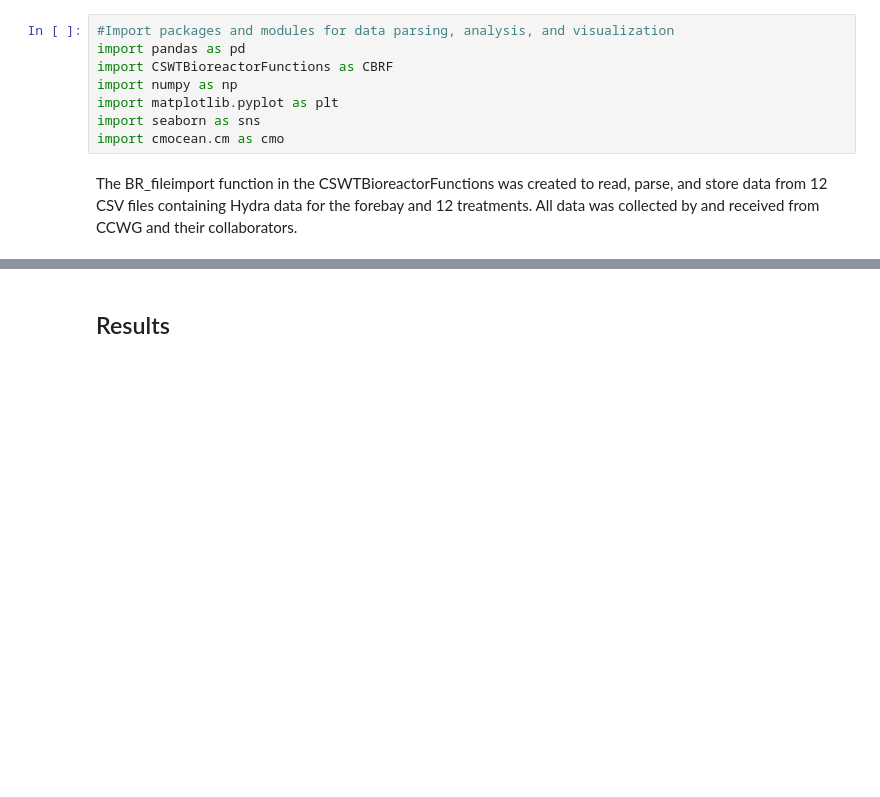
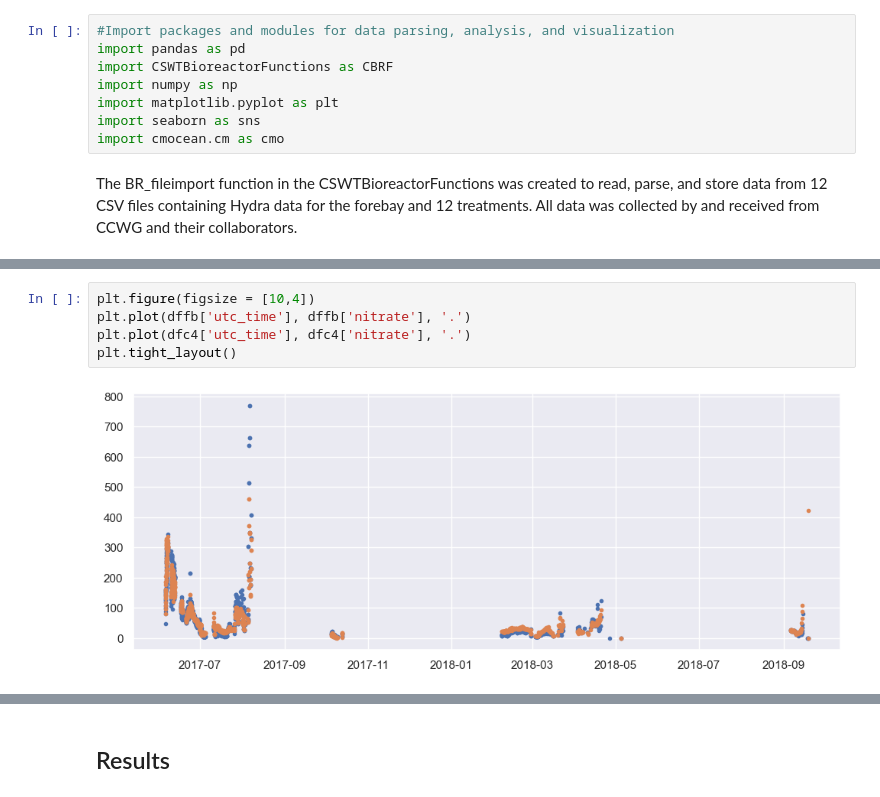
Before and after one commit to kmduncan1/MS263_BioreactorProject, a Jupyter notebook: ProjectNotebook.ipynb, the cells around one changed output, grey strips where cells are left out. Cells and saved outputs as stored; diff of their text form; blank space fills up the shorter version.

```diff
--- a/ProjectNotebook.ipynb
+++ b/ProjectNotebook.ipynb
@@ -49,0 +67,7 @@ dffb,dfclist,dfc1,dfc2,dfc3,dfc4,dfc5,dfc6,dfc7,dfc8,dfc9,dfc10,dfc11,dfc12 = CB
+# %%
+plt.figure(figsize = [10,4])
+plt.plot(dffb['utc_time'], dffb['nitrate'], '.')
+plt.plot(dfc4['utc_time'], dfc4['nitrate'], '.')
+plt.tight_layout()
+# %% [output]
+[figure, added]
```
Also changed, not shown: parts of 15 cells of this notebook, 2 other files.
